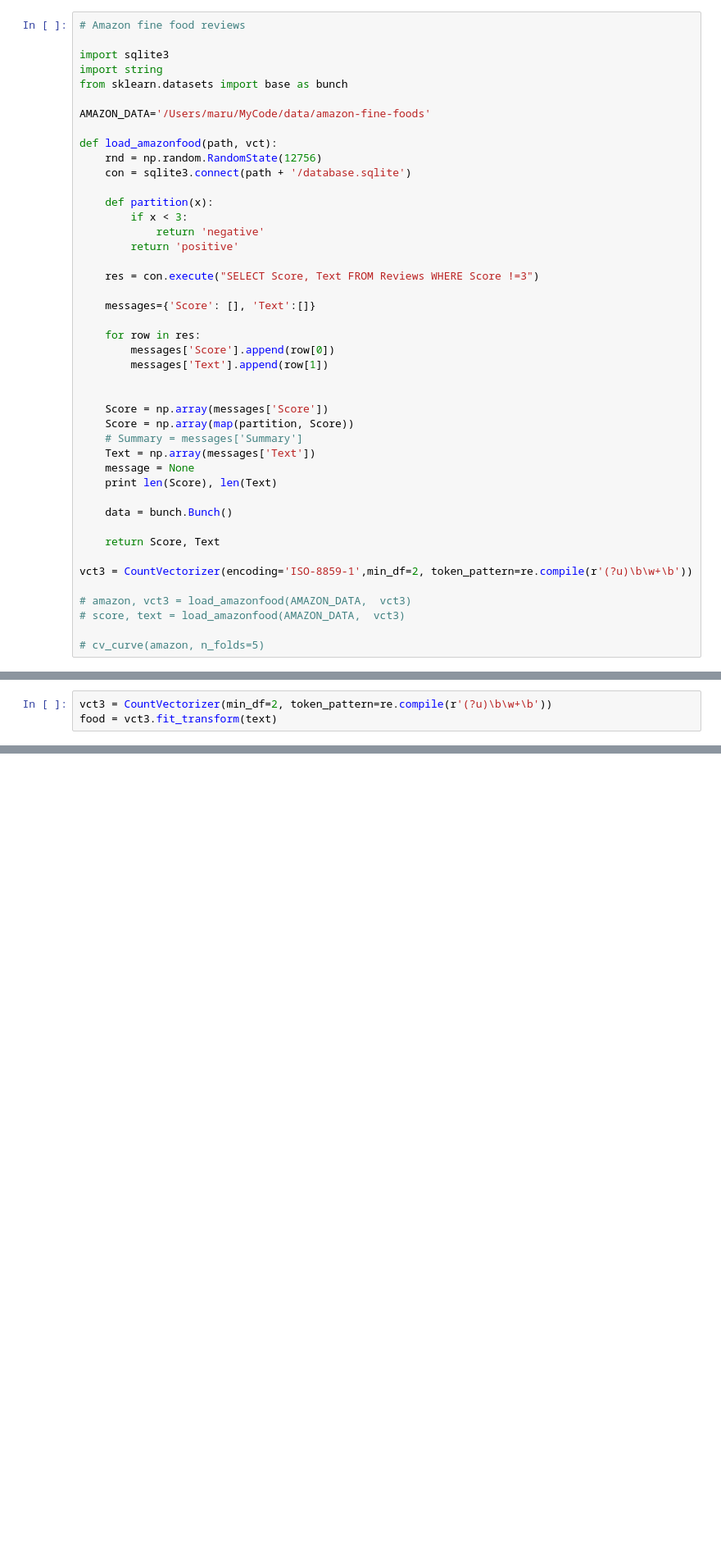
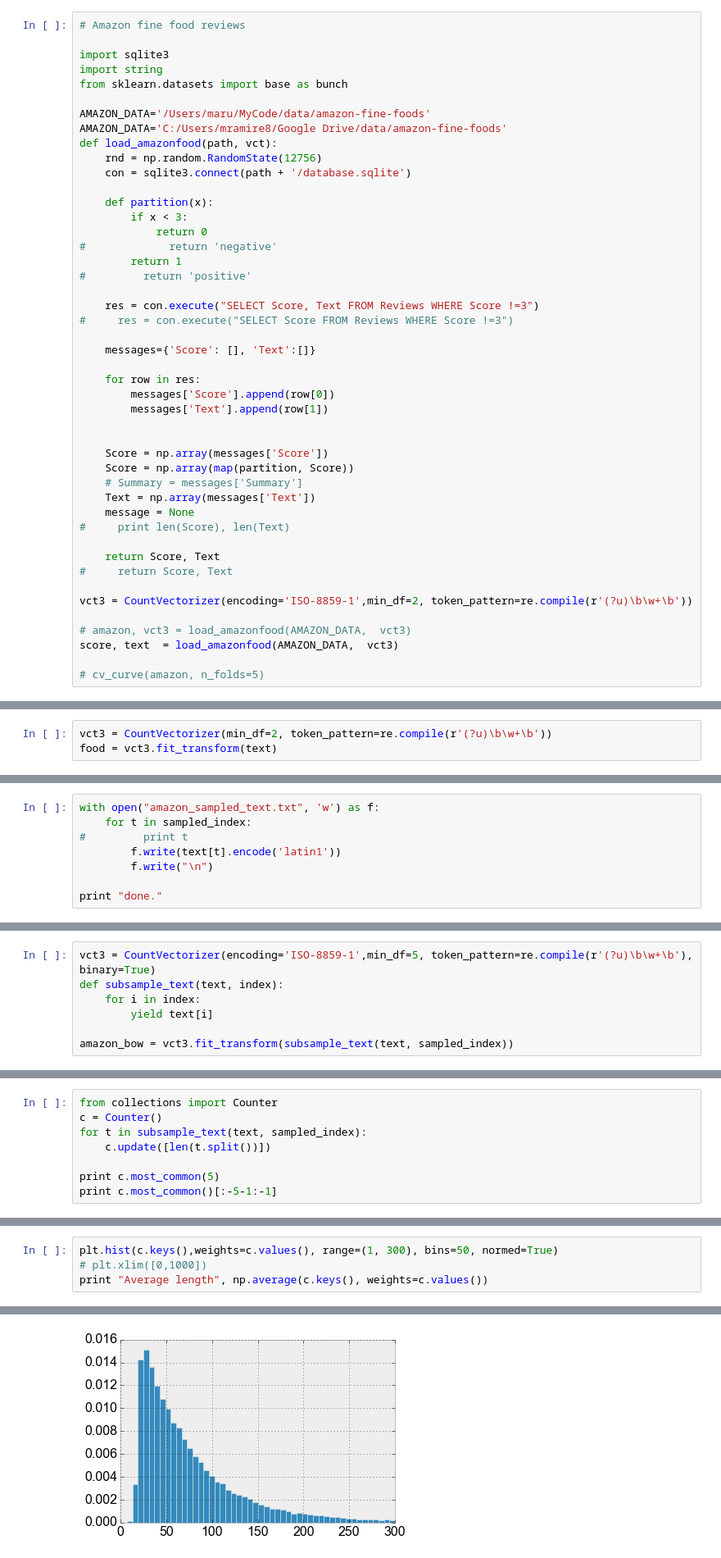
Before and after one commit to mramire8/notebooks, a Jupyter notebook: revisiting/learning_curves_new_datasets.ipynb, the cells around one changed output, grey strips where cells are left out. Shown at 82% size. Cells and saved outputs as stored; diff of their text form; blank space fills up the shorter version.

Commit message:
update learning curves, create balanced subsampled of fine foods amazon data

```diff
--- a/revisiting/learning_curves_new_datasets.ipynb
+++ b/revisiting/learning_curves_new_datasets.ipynb
@@ -261,17 +244,20 @@ import string
 from sklearn.datasets import base as bunch
 
 AMAZON_DATA='/Users/maru/MyCode/data/amazon-fine-foods'
-
+AMAZON_DATA='C:/Users/mramire8/Google Drive/data/amazon-fine-foods'
 def load_amazonfood(path, vct):
     rnd = np.random.RandomState(12756)
     con = sqlite3.connect(path + '/database.sqlite')
 
     def partition(x):
         if x < 3:
-            return 'negative'
-        return 'positive'
+            return 0
+#             return 'negative'
+        return 1
+#         return 'positive'
 
     res = con.execute("SELECT Score, Text FROM Reviews WHERE Score !=3")
+#     res = con.execute("SELECT Score FROM Reviews WHERE Score !=3")
 
     messages={'Score': [], 'Text':[]}
 
@@ -285,16 +271,15 @@ def load_amazonfood(path, vct):
     # Summary = messages['Summary']
     Text = np.array(messages['Text'])
     message = None
-    print len(Score), len(Text)
-
-    data = bunch.Bunch()
+#     print len(Score), len(Text)
 
     return Score, Text
+#     return Score, Text
 
 vct3 = CountVectorizer(encoding='ISO-8859-1',min_df=2, token_pattern=re.compile(r'(?u)\b\w+\b'))
 
 # amazon, vct3 = load_amazonfood(AMAZON_DATA,  vct3)
-# score, text = load_amazonfood(AMAZON_DATA,  vct3)
+score, text  = load_amazonfood(AMAZON_DATA,  vct3)
 
 # cv_curve(amazon, n_folds=5)
 # %%
@@ -314,0 +366,8 @@ food = vct3.fit_transform(text)
+# %%
+with open("amazon_sampled_text.txt", 'w') as f:
+    for t in sampled_index:
+#         print t
+        f.write(text[t].encode('latin1'))
+        f.write("\n")
+
+print "done."
@@ -315 +382,8 @@ food = vct3.fit_transform(text)
+# %%
+vct3 = CountVectorizer(encoding='ISO-8859-1',min_df=5, token_pattern=re.compile(r'(?u)\b\w+\b'), binary=True)
+def subsample_text(text, index):
+    for i in index:
+        yield text[i]
+
+amazon_bow = vct3.fit_transform(subsample_text(text, sampled_index))
 # %%
@@ -374,0 +394,8 @@ savefig("amazon")
+# %%
+from collections import Counter
+c = Counter()
+for t in subsample_text(text, sampled_index):
+    c.update([len(t.split())])
+
+print c.most_common(5)
+print c.most_common()[:-5-1:-1]
@@ -374,0 +405,5 @@ savefig("amazon")
+# %%
+plt.hist(c.keys(),weights=c.values(), range=(1, 300), bins=50, normed=True)
+# plt.xlim([0,1000])
+print "Average length", np.average(c.keys(), weights=c.values())
+# %% [output]
@@ -374,0 +411 @@ savefig("amazon")
+[figure, added]
```
Also changed, not shown: parts of 20 cells of this notebook, 4 other files.
